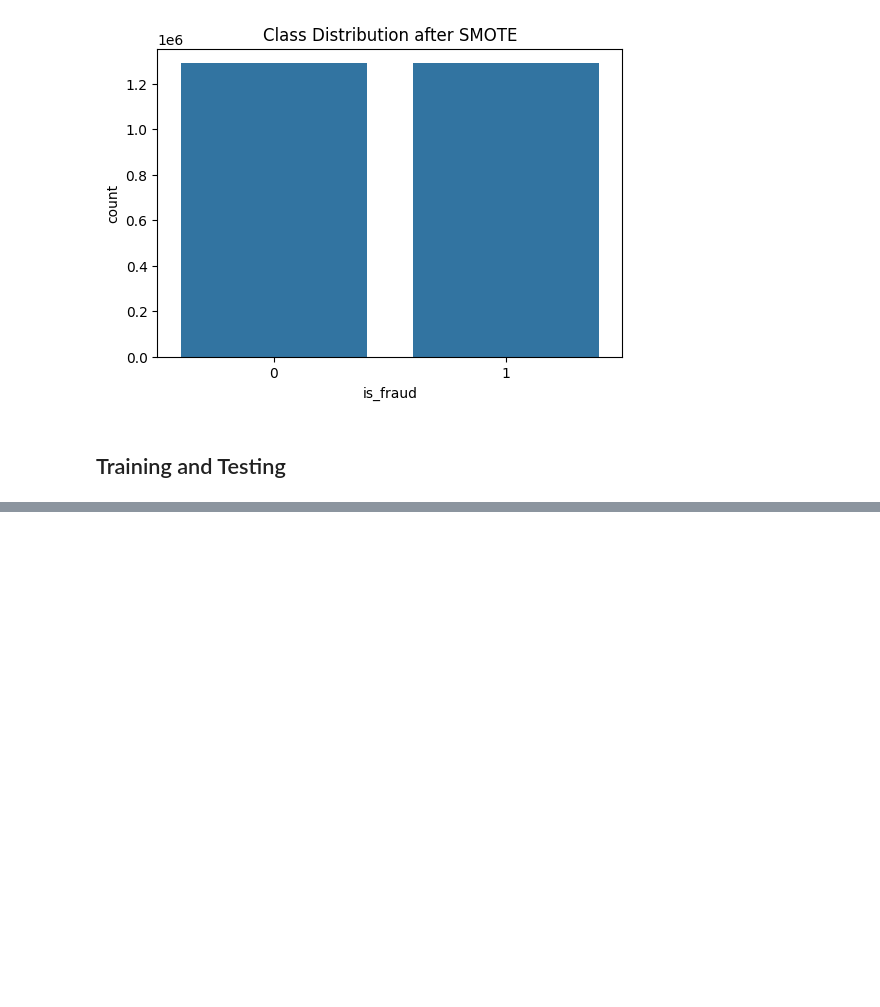
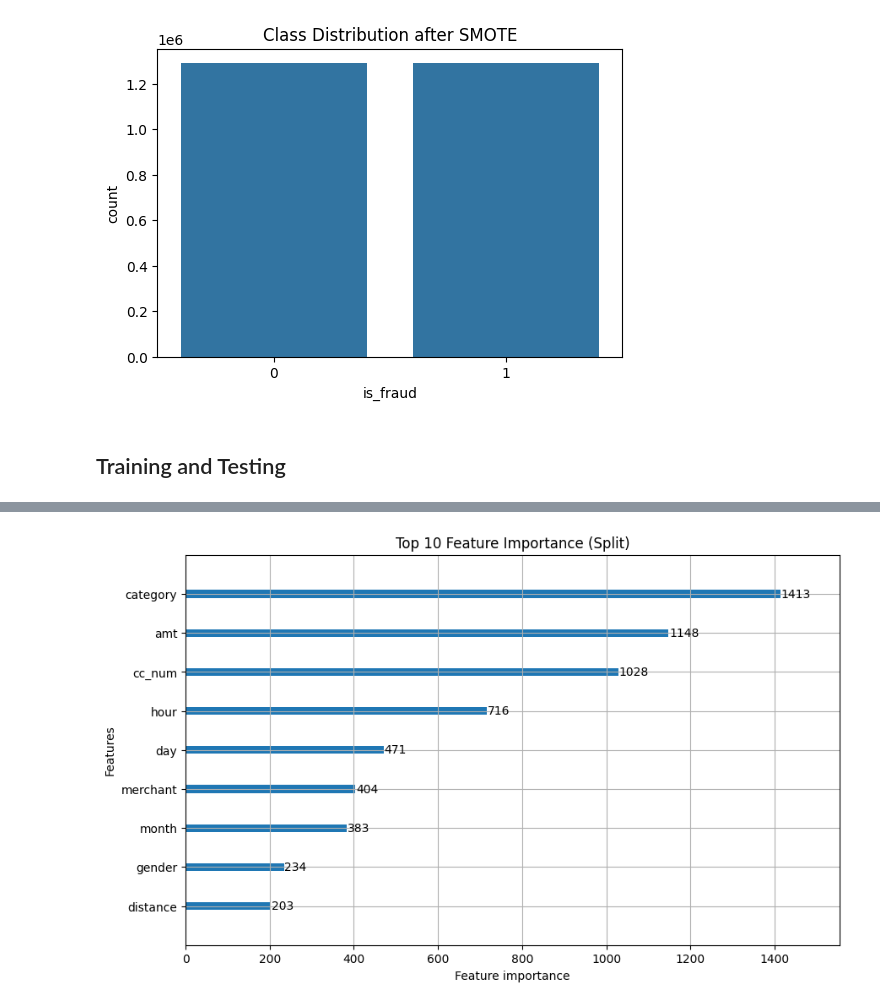
Before and after one commit to gpratik143/Credit-Card-Fraud-Detection-System, a Jupyter notebook: app.ipynb, the cells around one changed output, grey strips where cells are left out. Cells and saved outputs as stored; diff of their text form; code cells hidden in the pictures; blank space fills up the shorter version.

```diff
--- a/app.ipynb
+++ b/app.ipynb
@@ -81,3 +81,17 @@ plt.show()
 [figure]
 # %% [markdown]
 ## Training and Testing
+# %%
+x_train , x_test, y_train, y_test = train_test_split(x_resample, y_resample, test_size=0.2, random_state=42)
+# %%
+lgb_model = lgb.LGBMClassifier(
+    boosting_type ='gbdt',
+    objective='binary',
+    metric='auc',
+    is_unbalance=True,
+    learning_rate=0.05,
+    num_leaves=31,
+    max_depth=-1,
+    n_estimators=200,
+)
+lgb_model.fit(x_train,y_train   )
@@ -83,0 +126,6 @@ plt.show()
+# %%
+lgb.plot_importance(lgb_model, max_num_features=10, importance_type='split',figsize=(10,6))
+plt.title('Top 10 Feature Importance (Split)')
+plt.show()
+# %% [output]
+[figure, added]
```
Also changed, not shown: parts of 6 cells of this notebook, 2 other files.
